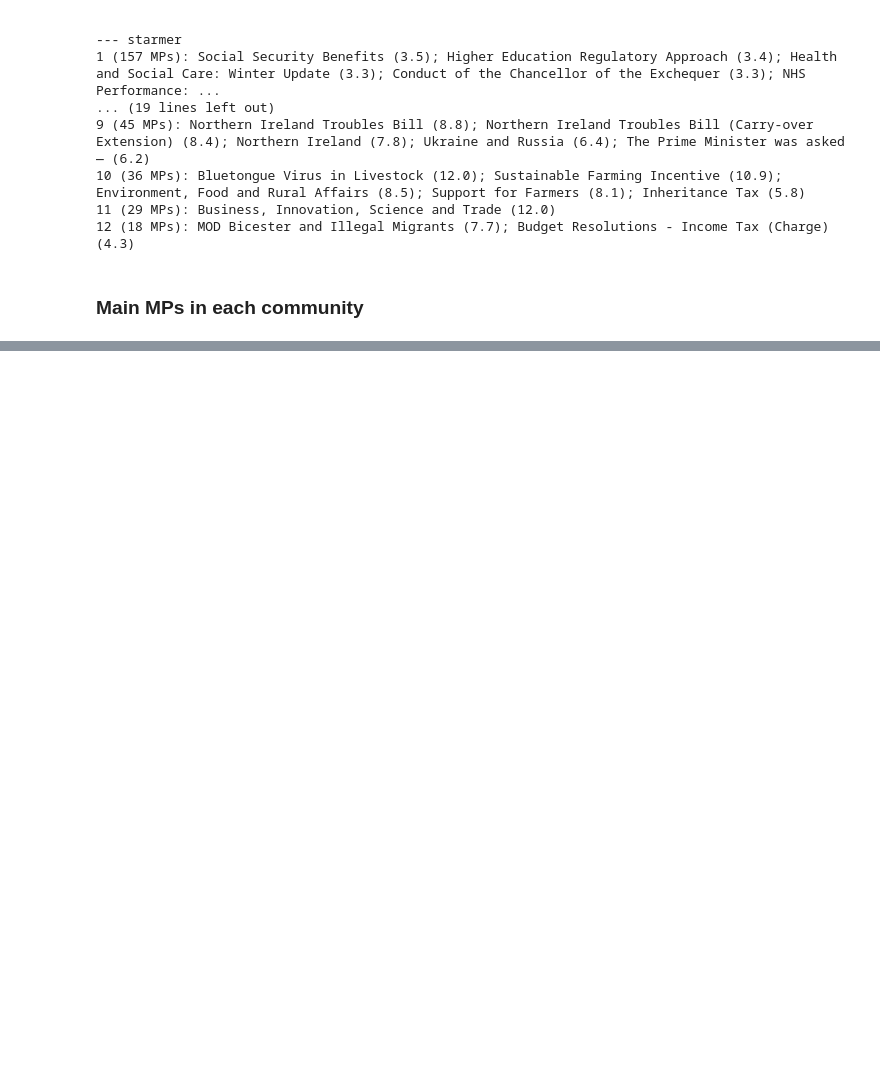
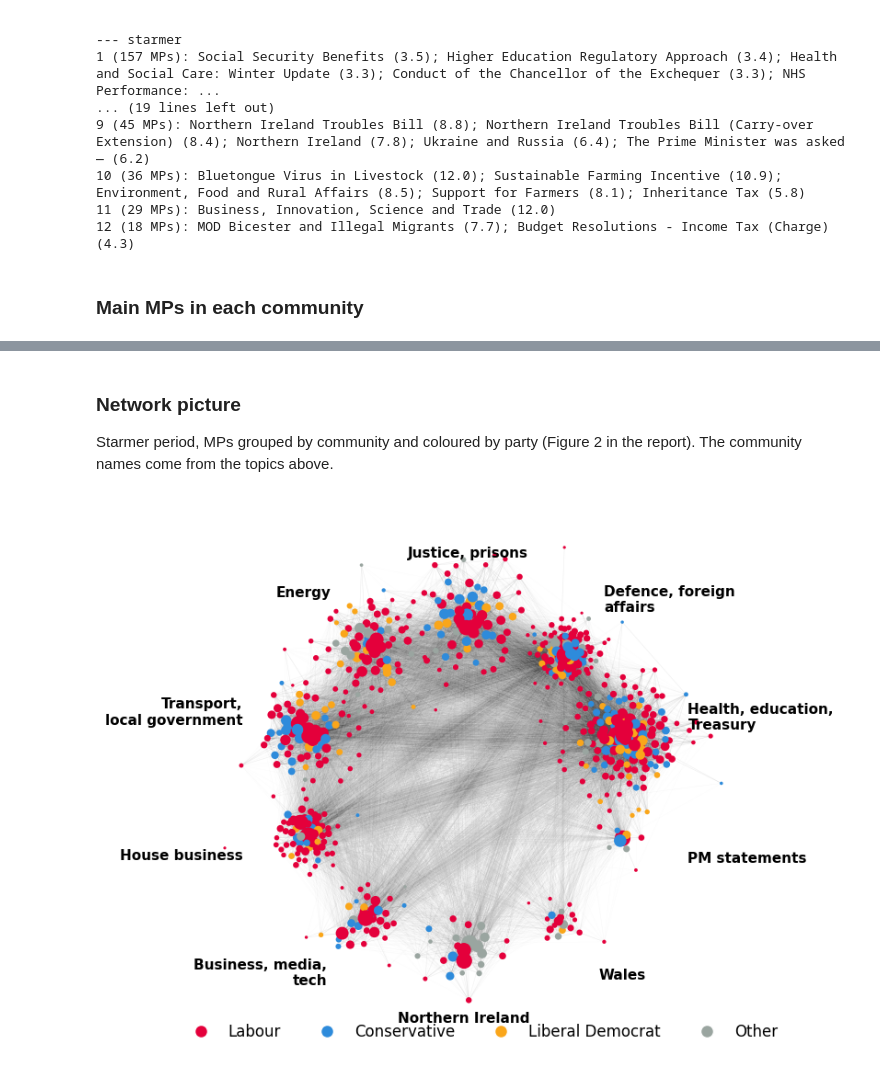
Before and after one commit to MahdiBouzaher/commons-debate-graph, a Jupyter notebook: 04_communities.ipynb, the cells around one changed output, grey strips where cells are left out. Drawn from its saved outputs; the diff is of its cells as text; code cells hidden in the pictures; blank space fills up the shorter version.

Commit message:
Add network figure to notebook 04

```diff
--- a/04_communities.ipynb
+++ b/04_communities.ipynb
@@ -240,0 +241,63 @@ for p in PERIODS:
+# %% [markdown]
+### Network picture
+
+Starmer period, MPs grouped by community and coloured by party (Figure 2 in the report). The community names come from the topics above.
+# %%
+import math
+import numpy as np
+
+p = "starmer"
+G = graphs[p]
+m = members[members["period"] == p]
+comm = dict(zip(m["id"], m["community"]))
+colour = {"Labour": "#E4003B", "Conservative": "#2E8BDB", "Liberal Democrat": "#FAA61A"}
+community_names = {
+    1: "Health, education,\nTreasury", 2: "Defence, foreign\naffairs", 3: "Justice, prisons",
+    4: "Energy", 5: "Transport,\nlocal government", 6: "House business",
+    7: "Business, media,\ntech", 8: "Northern Ireland", 9: "Wales", 10: "PM statements",
+}
+
+# each community gets its own spot on a circle, with a small spring layout inside it
+order = sorted(m["community"].unique())
+angles = np.linspace(0, 2 * np.pi, len(order), endpoint=False) + 0.3
+pos = {}
+for c, a in zip(order, angles):
+    centre = np.array([3.4 * math.cos(a), 3.4 * math.sin(a)])
+    inside = G.subgraph([n for n in G if comm.get(n) == c])
+    layout = nx.spring_layout(inside, weight="weight", seed=3, k=0.6)
+    arr = np.array(list(layout.values()))
+    arr = arr - arr.mean(0)
+    scale = 0.2 * math.sqrt(len(layout)) / (np.abs(arr).max() + 1e-9)
+    for n, v in layout.items():
+        pos[n] = centre + (v - arr.mean(0)) * scale
+
+# only draw edges that happened at least twice, otherwise it's just a grey blob
+repeated = [(u, v) for u, v, w in G.edges(data="weight") if w >= 2]
+inside_edges = [e for e in repeated if comm[e[0]] == comm[e[1]]]
+across_edges = [e for e in repeated if comm[e[0]] != comm[e[1]]]
+strength = dict(G.degree(weight="weight"))
+
+fig, ax = plt.subplots(figsize=(8, 8))
+ax.axis("off")
+nx.draw_networkx_edges(G, pos, edgelist=across_edges, ax=ax, edge_color="#555555", alpha=0.02, width=0.3)
+nx.draw_networkx_edges(G, pos, edgelist=inside_edges, ax=ax, edge_color="#555555", alpha=0.10, width=0.4)
+nx.draw_networkx_nodes(G, pos, nodelist=list(pos), ax=ax,
+                       node_color=[colour.get(party[p][n], "#9AA5A0") for n in pos],
+                       node_size=[5 + min(strength[n], 1500) / 10 for n in pos], linewidths=0)
+for c in order:
+    mid = np.median(np.array([pos[n] for n in pos if comm[n] == c]), 0)
+    d = mid / np.linalg.norm(mid)
+    x, y = mid + d * 1.35
+    ha = "left" if d[0] > 0.35 else ("right" if d[0] < -0.35 else "center")
+    ax.text(x, y, community_names[c], fontsize=11, ha=ha, va="center", fontweight="bold")
+
+from matplotlib.lines import Line2D
+legend = [Line2D([0], [0], marker="o", color="w", markerfacecolor=col, markersize=10, label=name)
+          for name, col in [("Labour", "#E4003B"), ("Conservative", "#2E8BDB"), ("Liberal Democrat", "#FAA61A"), ("Other", "#9AA5A0")]]
+ax.legend(handles=legend, loc="lower center", ncol=4, frameon=False, fontsize=12, bbox_to_anchor=(0.5, -0.02))
+ax.set_aspect("equal")
+ax.margins(0.04)
+plt.savefig(RESULTS_DIR / "network_starmer.png", dpi=200, facecolor="white", bbox_inches="tight", pad_inches=0.15)
+plt.show()
+# %% [output]
+[figure, added]
```
Also changed, not shown: parts of 1 cell of this notebook, 1 other file.
